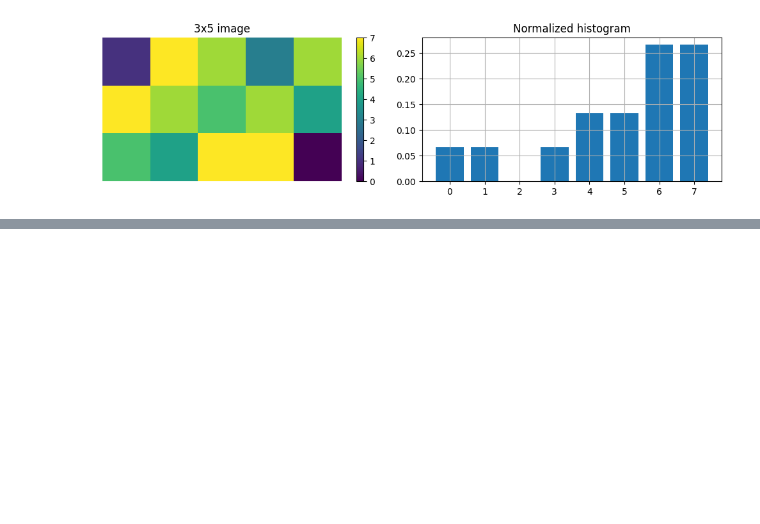
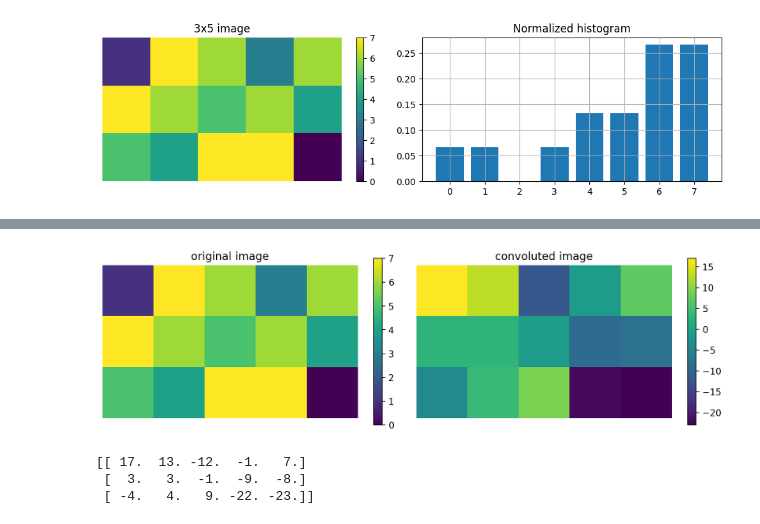
Before and after one commit to ChiliEater/image-processing, a Jupyter notebook: assignment 1/task1.ipynb, the cells around one changed output, grey strips where cells are left out. Cells and saved outputs as stored; diff of their text form; code cells hidden in the pictures; blank space fills up the shorter version.

```diff
--- a/assignment 1/task1.ipynb
+++ b/assignment 1/task1.ipynb
@@ -89,0 +129,29 @@ plt.show()
+# %%
+convoluted_image = np.zeros(np.shape(image))
+
+# perform convolution (flip the kernel in both directions)
+for row in range (N):
+    for column in range(M):
+        convoluted_image[row,column] = np.sum(np.multiply(kernel[::-1,::-1],
+                                                          padded_image[row:row+n,column:column+m]))
+
+# plot
+fig = plt.figure(figsize=(10,3),dpi=200)
+plt.subplot(1,2,1)
+plt.imshow(image)
+plt.colorbar(); plt.axis("off")
+plt.title("original image")
+
+plt.subplot(1,2,2)
+plt.imshow(convoluted_image)
+plt.colorbar(); plt.axis("off")
+plt.title("convoluted image")
+fig.tight_layout()
+plt.show()
+
+print(convoluted_image)
+# %% [output]
+[figure, added]
+[[ 17.  13. -12.  -1.   7.]
+ [  3.   3.  -1.  -9.  -8.]
+ [ -4.   4.   9. -22. -23.]]
```
Also changed, not shown: parts of 4 cells of this notebook, 4 other files.
